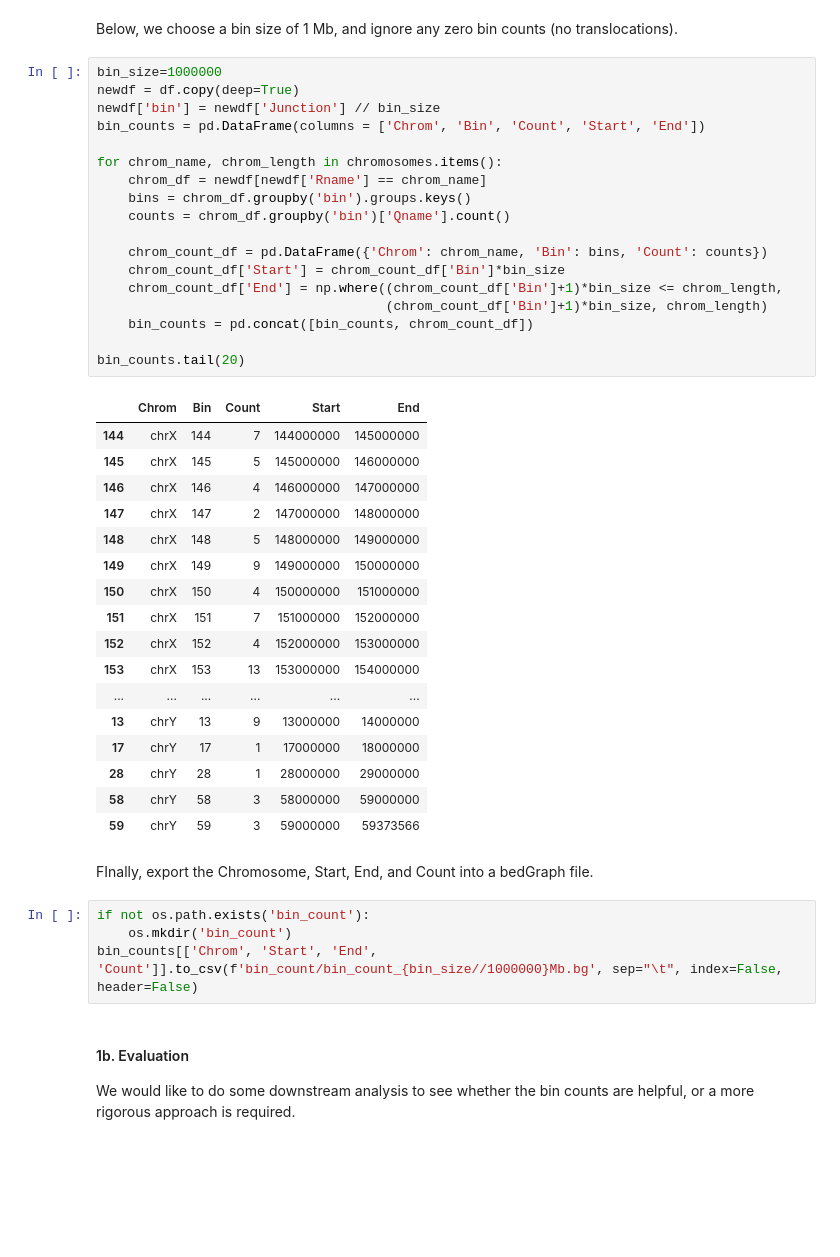
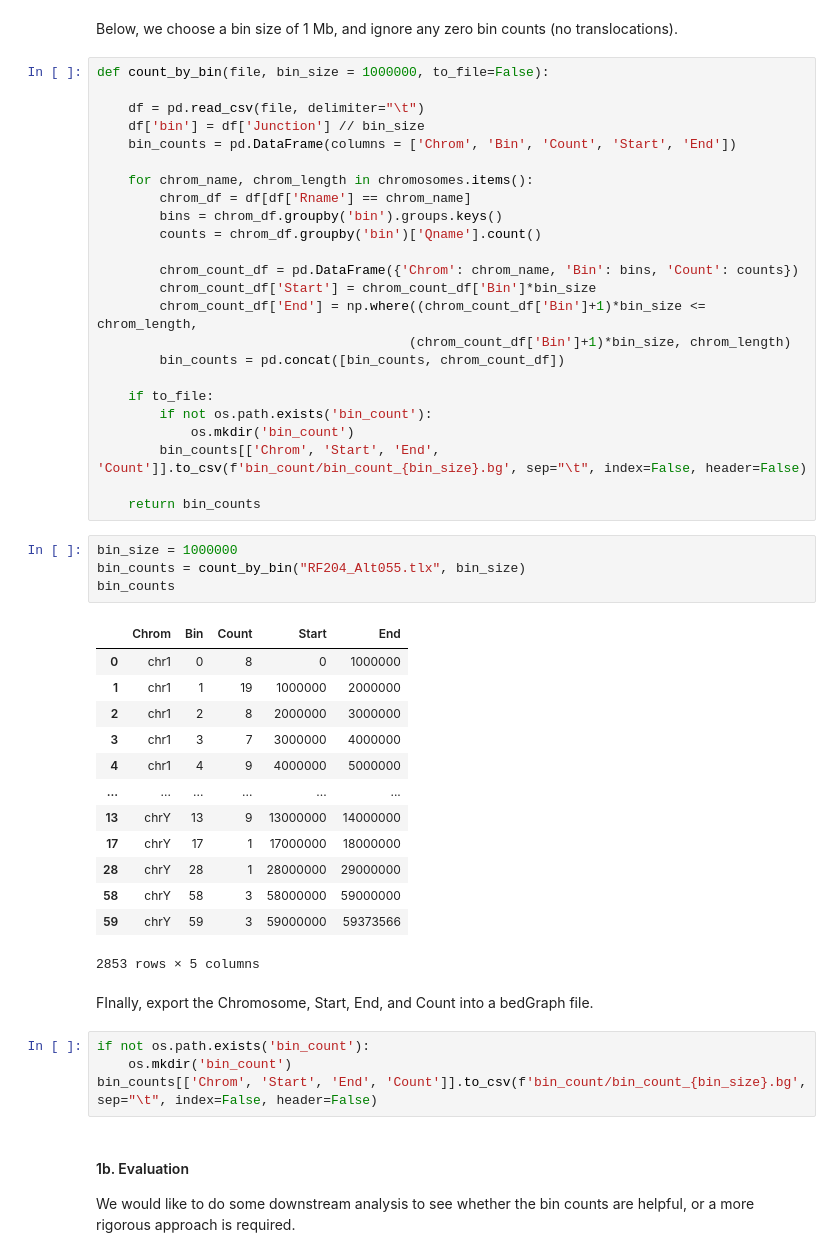
Before and after one commit to dnnguy23/translocation_sequence, a Jupyter notebook: analysis.ipynb, the cells around one changed output. Saved outputs shown, nothing was run; the diff lists cells and outputs as text; blank space fills up the shorter version.

```diff
--- a/analysis.ipynb
+++ b/analysis.ipynb
@@ -107,47 +107,53 @@ dtype: float64
 # %% [markdown]
 Below, we choose a bin size of 1 Mb, and ignore any zero bin counts (no translocations).
 # %%
-bin_size=1000000
-newdf = df.copy(deep=True)
-newdf['bin'] = newdf['Junction'] // bin_size
-bin_counts = pd.DataFrame(columns = ['Chrom', 'Bin', 'Count', 'Start', 'End'])
+def count_by_bin(file, bin_size = 1000000, to_file=False):
 
-for chrom_name, chrom_length in chromosomes.items():
-    chrom_df = newdf[newdf['Rname'] == chrom_name]
-    bins = chrom_df.groupby('bin').groups.keys()
-    counts = chrom_df.groupby('bin')['Qname'].count()
+    df = pd.read_csv(file, delimiter="\t")
+    df['bin'] = df['Junction'] // bin_size
+    bin_counts = pd.DataFrame(columns = ['Chrom', 'Bin', 'Count', 'Start', 'End'])
 
-    chrom_count_df = pd.DataFrame({'Chrom': chrom_name, 'Bin': bins, 'Count': counts})
-    chrom_count_df['Start'] = chrom_count_df['Bin']*bin_size
-    chrom_count_df['End'] = np.where((chrom_count_df['Bin']+1)*bin_size <= chrom_length,
-                                     (chrom_count_df['Bin']+1)*bin_size, chrom_length)
-    bin_counts = pd.concat([bin_counts, chrom_count_df])
+    for chrom_name, chrom_length in chromosomes.items():
+        chrom_df = df[df['Rname'] == chrom_name]
+        bins = chrom_df.groupby('bin').groups.keys()
+        counts = chrom_df.groupby('bin')['Qname'].count()
 
-bin_counts.tail(20)
+        chrom_count_df = pd.DataFrame({'Chrom': chrom_name, 'Bin': bins, 'Count': counts})
+        chrom_count_df['Start'] = chrom_count_df['Bin']*bin_size
+        chrom_count_df['End'] = np.where((chrom_count_df['Bin']+1)*bin_size <= chrom_length,
+                                        (chrom_count_df['Bin']+1)*bin_size, chrom_length)
+        bin_counts = pd.concat([bin_counts, chrom_count_df])
+
+    if to_file:
+        if not os.path.exists('bin_count'):
+            os.mkdir('bin_count')
+        bin_counts[['Chrom', 'Start', 'End', 'Count']].to_csv(f'bin_count/bin_count_{bin_size}.bg', sep="\t", index=False, header=False)
+
+    return bin_counts
-# %% [output]
-|  | Chrom | Bin | Count | Start | End |
-| 144 | chrX | 144 | 7 | 144000000 | 145000000 |
-| 145 | chrX | 145 | 5 | 145000000 | 146000000 |
-| 146 | chrX | 146 | 4 | 146000000 | 147000000 |
-| 147 | chrX | 147 | 2 | 147000000 | 148000000 |
-| 148 | chrX | 148 | 5 | 148000000 | 149000000 |
-| 149 | chrX | 149 | 9 | 149000000 | 150000000 |
-| 150 | chrX | 150 | 4 | 150000000 | 151000000 |
-| 151 | chrX | 151 | 7 | 151000000 | 152000000 |
-| 152 | chrX | 152 | 4 | 152000000 | 153000000 |
-| 153 | chrX | 153 | 13 | 153000000 | 154000000 |
-| ... | ... | ... | ... | ... | ... |
-| 13 | chrY | 13 | 9 | 13000000 | 14000000 |
-| 17 | chrY | 17 | 1 | 17000000 | 18000000 |
-| 28 | chrY | 28 | 1 | 28000000 | 29000000 |
-| 58 | chrY | 58 | 3 | 58000000 | 59000000 |
-| 59 | chrY | 59 | 3 | 59000000 | 59373566 |
+# %%
+bin_size = 1000000
+bin_counts = count_by_bin("RF204_Alt055.tlx", bin_size)
+bin_counts
+# %% [output]
+|  | Chrom | Bin | Count | Start | End |
+| 0 | chr1 | 0 | 8 | 0 | 1000000 |
+| 1 | chr1 | 1 | 19 | 1000000 | 2000000 |
+| 2 | chr1 | 2 | 8 | 2000000 | 3000000 |
+| 3 | chr1 | 3 | 7 | 3000000 | 4000000 |
+| 4 | chr1 | 4 | 9 | 4000000 | 5000000 |
+| ... | ... | ... | ... | ... | ... |
+| 13 | chrY | 13 | 9 | 13000000 | 14000000 |
+| 17 | chrY | 17 | 1 | 17000000 | 18000000 |
+| 28 | chrY | 28 | 1 | 28000000 | 29000000 |
+| 58 | chrY | 58 | 3 | 58000000 | 59000000 |
+| 59 | chrY | 59 | 3 | 59000000 | 59373566 |
+2853 rows × 5 columns
 # %% [markdown]
 FInally, export the Chromosome, Start, End, and Count into a bedGraph file.
 # %%
 if not os.path.exists('bin_count'):
     os.mkdir('bin_count')
-bin_counts[['Chrom', 'Start', 'End', 'Count']].to_csv(f'bin_count/bin_count_{bin_size//1000000}Mb.bg', sep="\t", index=False, header=False)
+bin_counts[['Chrom', 'Start', 'End', 'Count']].to_csv(f'bin_count/bin_count_{bin_size}.bg', sep="\t", index=False, header=False)
 # %% [markdown]
 #### 1b. Evaluation
 
```
Also changed, not shown: parts of 25 cells of this notebook, 11 other files.
